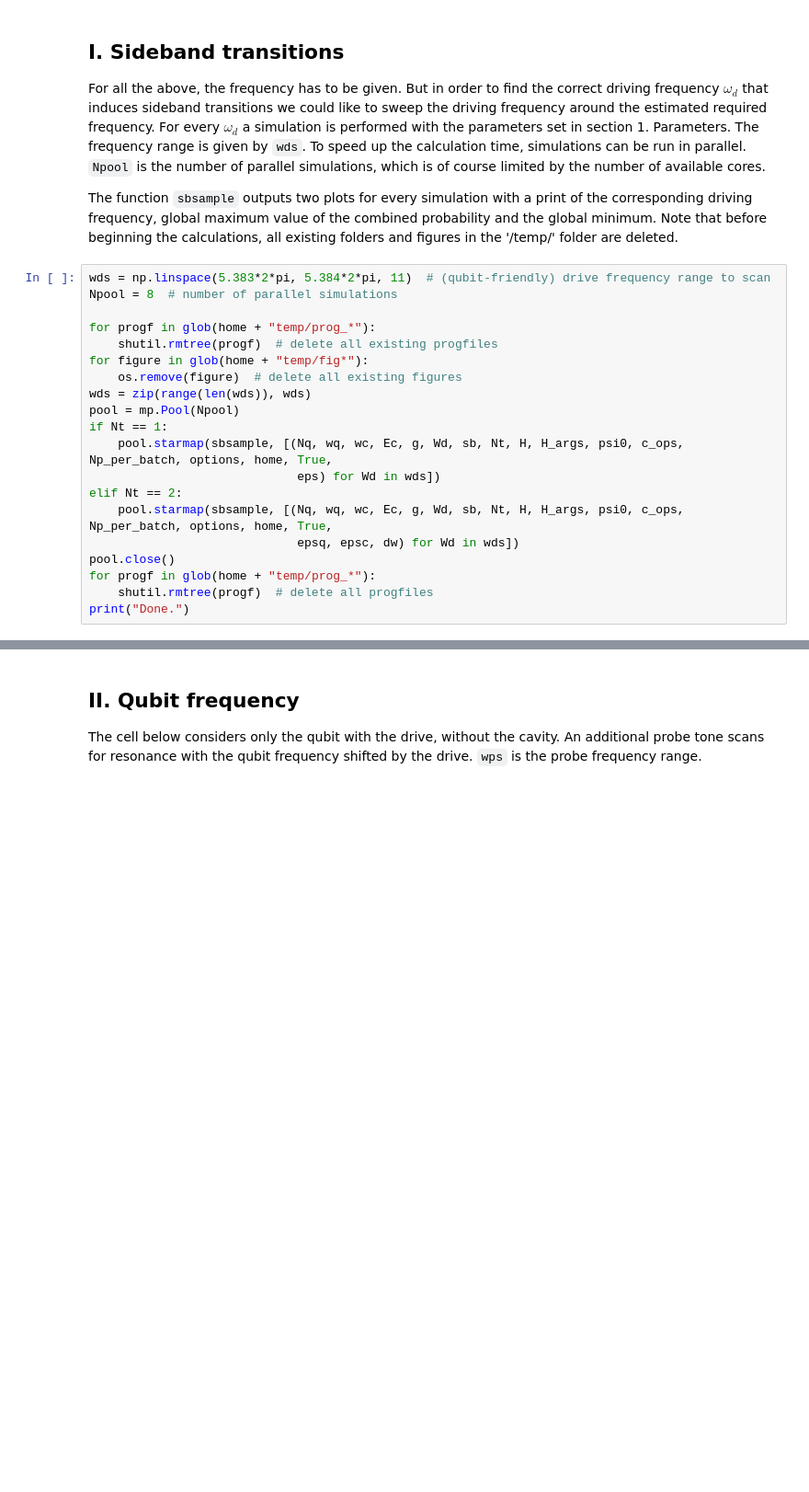
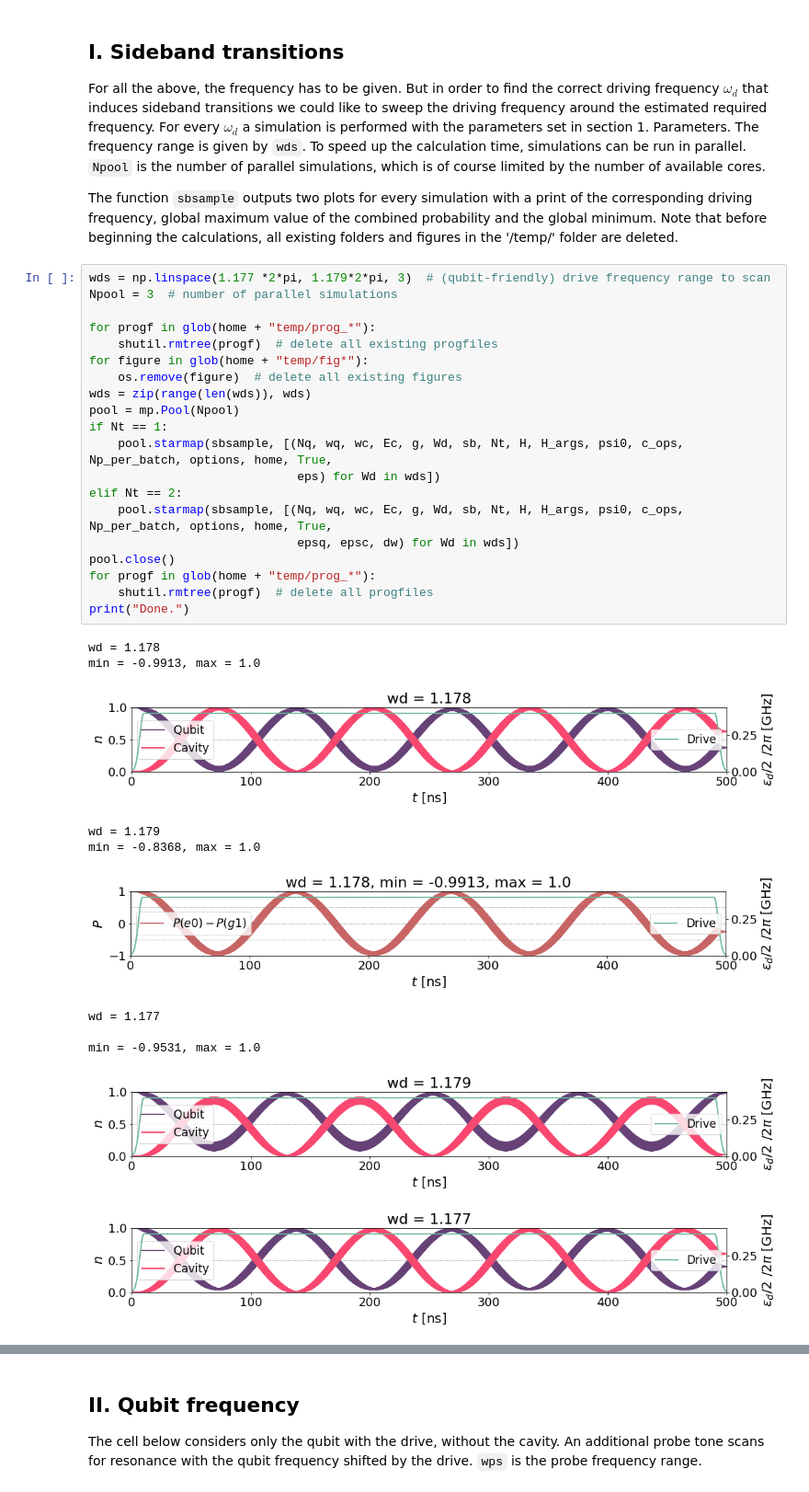
Before and after one commit to wouterkesselsap/thesis, a Jupyter notebook: 2p_sideband.ipynb, the cells around one changed output, grey strips where cells are left out. Shown at 92% size. Cells and saved outputs as stored; diff of their text form; blank space fills up the shorter version.

```diff
--- a/2p_sideband.ipynb
+++ b/2p_sideband.ipynb
@@ -482,22 +461,34 @@ For all the above, the frequency has to be given. But in order to find the corre
 
 The function `sbsample` outputs two plots for every simulation with a print of the corresponding driving frequency, global maximum value of the combined probability and the global minimum. Note that before beginning the calculations, all existing folders and figures in the '/temp/' folder are deleted.
 # %%
-wds = np.linspace(5.383*2*pi, 5.384*2*pi, 11)  # (qubit-friendly) drive frequency range to scan
-Npool = 8  # number of parallel simulations
+wds = np.linspace(1.177 *2*pi, 1.179*2*pi, 3)  # (qubit-friendly) drive frequency range to scan
+Npool = 3  # number of parallel simulations
 
 for progf in glob(home + "temp/prog_*"):
     shutil.rmtree(progf)  # delete all existing progfiles
 for figure in glob(home + "temp/fig*"):
     os.remove(figure)  # delete all existing figures
 wds = zip(range(len(wds)), wds)
 pool = mp.Pool(Npool)
 if Nt == 1:
     pool.starmap(sbsample, [(Nq, wq, wc, Ec, g, Wd, sb, Nt, H, H_args, psi0, c_ops, Np_per_batch, options, home, True,
                              eps) for Wd in wds])
 elif Nt == 2:
     pool.starmap(sbsample, [(Nq, wq, wc, Ec, g, Wd, sb, Nt, H, H_args, psi0, c_ops, Np_per_batch, options, home, True,
                              epsq, epsc, dw) for Wd in wds])
 pool.close()
 for progf in glob(home + "temp/prog_*"):
     shutil.rmtree(progf)  # delete all progfiles
 print("Done.")
+# %% [output]
+wd = 1.178
+min = -0.9913, max = 1.0
+[figure, added]
+wd = 1.179
+min = -0.8368, max = 1.0
+[figure, added]
+wd = 1.177
+
+min = -0.9531, max = 1.0
+[figure, added]
+[figure, added]
```
Also changed, not shown: parts of 11 cells of this notebook, 27 other files.
